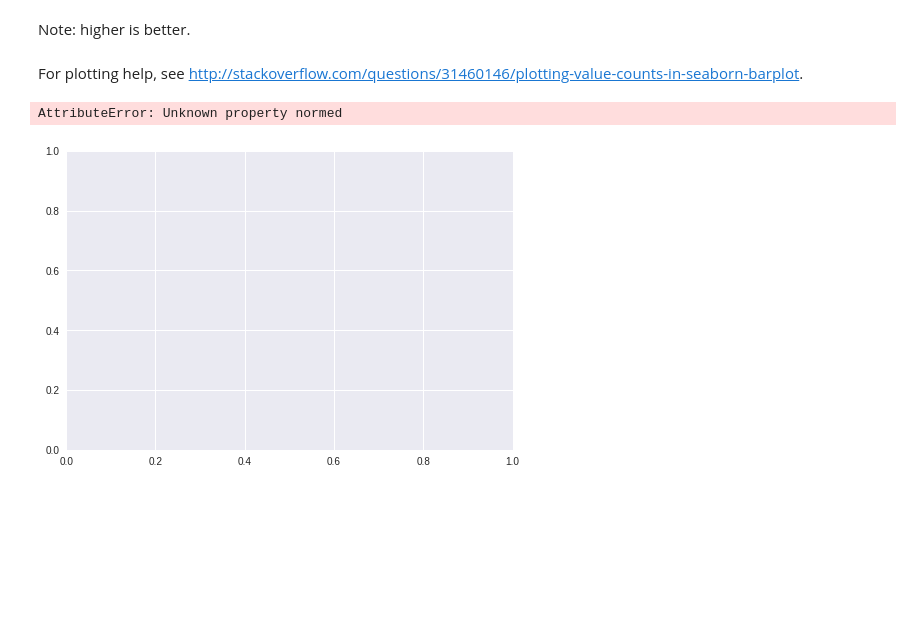
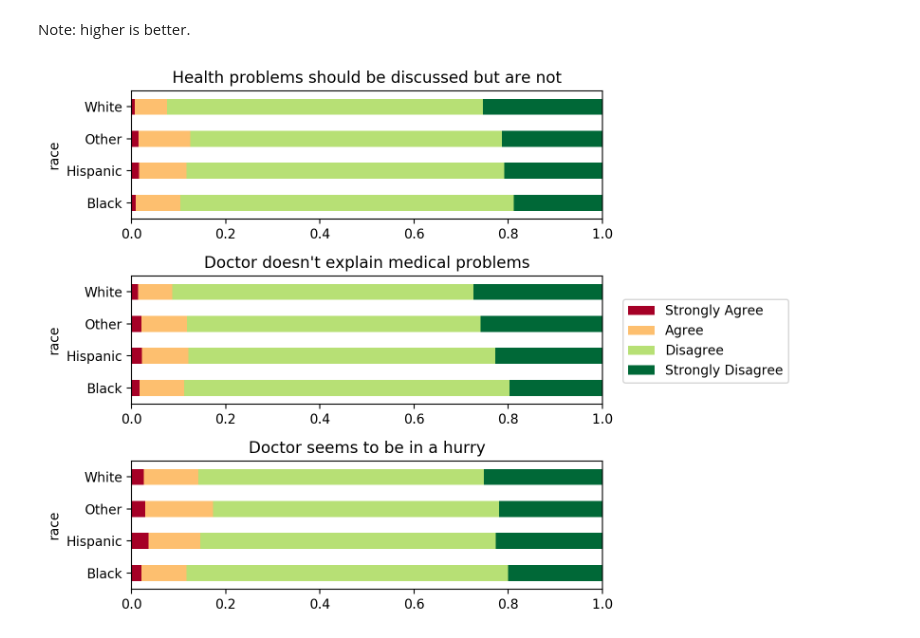
Before and after one commit to jwuphysics/health-data, a Jupyter notebook: medicare-current-beneficiary-survey_2013/notebook/A more detailed look at access to medical care.ipynb, the cells around one changed output. Saved outputs shown, nothing was run; the diff lists cells and outputs as text; code cells hidden in the pictures; blank space fills up the shorter version.

Commit message:
complete bar chart

```diff
--- a/medicare-current-beneficiary-survey_2013/notebook/A more detailed look at access to medical care.ipynb
+++ b/medicare-current-beneficiary-survey_2013/notebook/A more detailed look at access to medical care.ipynb
@@ -76,20 +76,33 @@ grouped_access.aggregate(np.mean)
 | White | 3.171677 | 3.173059 | 3.083502 |
 # %% [markdown]
 Note: higher is better.
-# %%
-agree_fmt = {1: 'Strongly Agree',
-             2: 'Agree',
-             3: 'Disagree',
-             4: 'Strongly Disagree'}
-
-access_df.hurry.replace(agree_fmt, inplace=True)
-access_df.explain.replace(agree_fmt, inplace=True)
-access_df.discuss.replace(agree_fmt, inplace=True)
-# %% [markdown]
-For plotting help, see http://stackoverflow.com/questions/31460146/plotting-value-counts-in-seaborn-barplot.
-# %%
-for cat in ['discuss', 'explain', 'hurry']:
-    access_df.groupby(['race', cat]).size().unstack().plot.barh(stacked=True, normed=True)
-# %% [output]
-AttributeError: Unknown property normed
-[figure, removed]
+# %%
+fig, axes = plt.subplots(3, 1, figsize=(8, 6), dpi=200, sharex=False)
+
+questions_fmt = {'hurry': "Doctor seems to be in a hurry",
+                 'explain': "Doctor doesn't explain medical problems",
+                 'discuss': "Health problems should be discussed but are not"}
+
+for ax, cat in zip(axes, ['discuss', 'explain', 'hurry']):
+    subset_df = access_df.groupby(['race', cat]).size().unstack().sort_index()
+    subset_df.apply(lambda x: x / x.sum(), axis=1).plot.barh(ax=ax, colormap='RdYlGn', stacked=True, legend=False)
+    ax.set_title(questions_fmt[cat])
+
+    ax.set_xlim(0, 1.0)
+
+fig.tight_layout()
+fig.subplots_adjust(right=0.75)
+
+# change legend format
+agree_fmt = {1: 'Strongly Agree',
+             2: 'Agree',
+             3: 'Disagree',
+             4: 'Strongly Disagree'}
+
+handles, labels = ax.get_legend_handles_labels()
+new_labels = [agree_fmt[int(z[0])] for z in labels]
+
+legend = fig.legend(handles, new_labels, loc='center right')
+legend.set_alpha(1.0)
+# %% [output]
+[figure, added]
```
Also changed, not shown: parts of 1 cell of this notebook.
